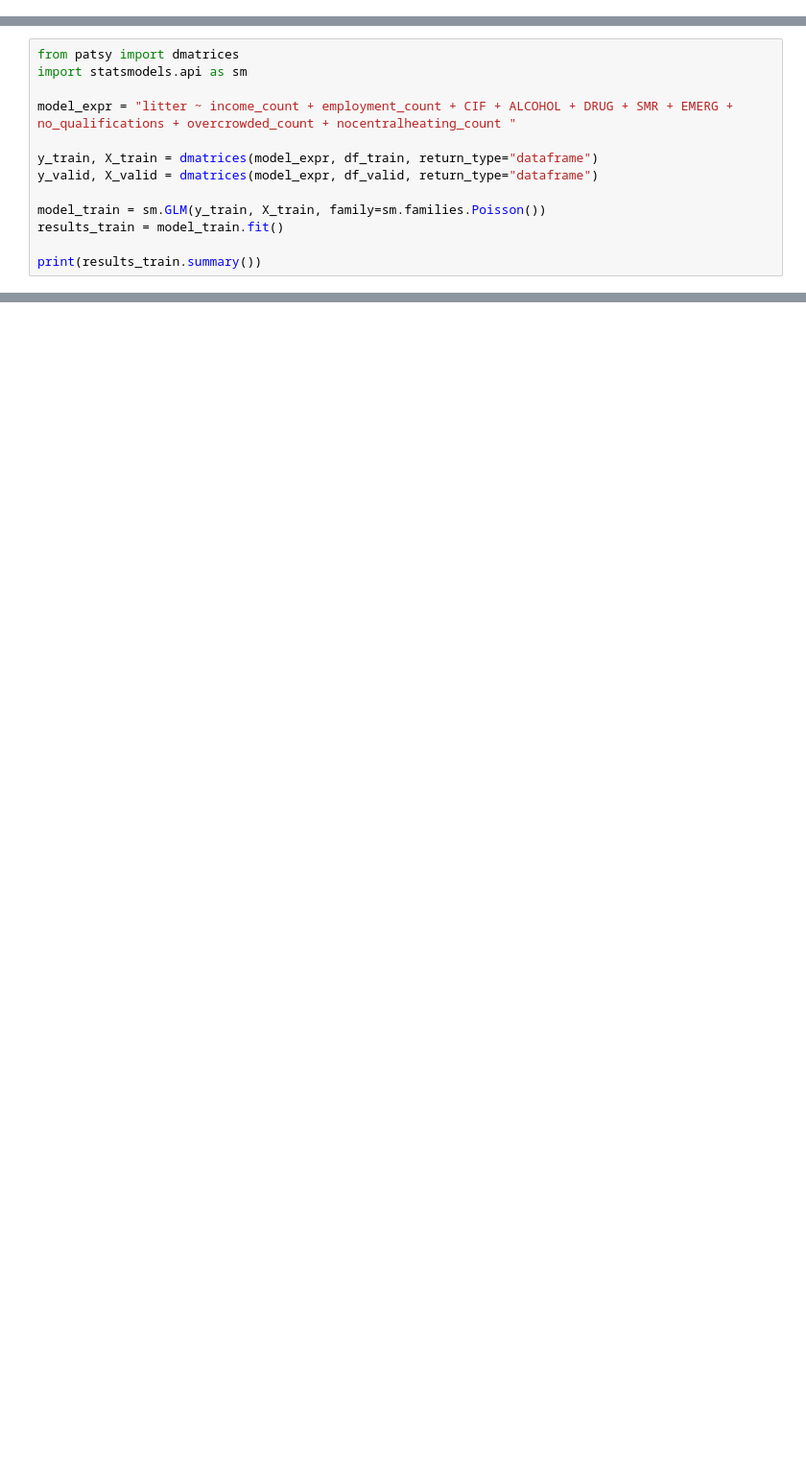
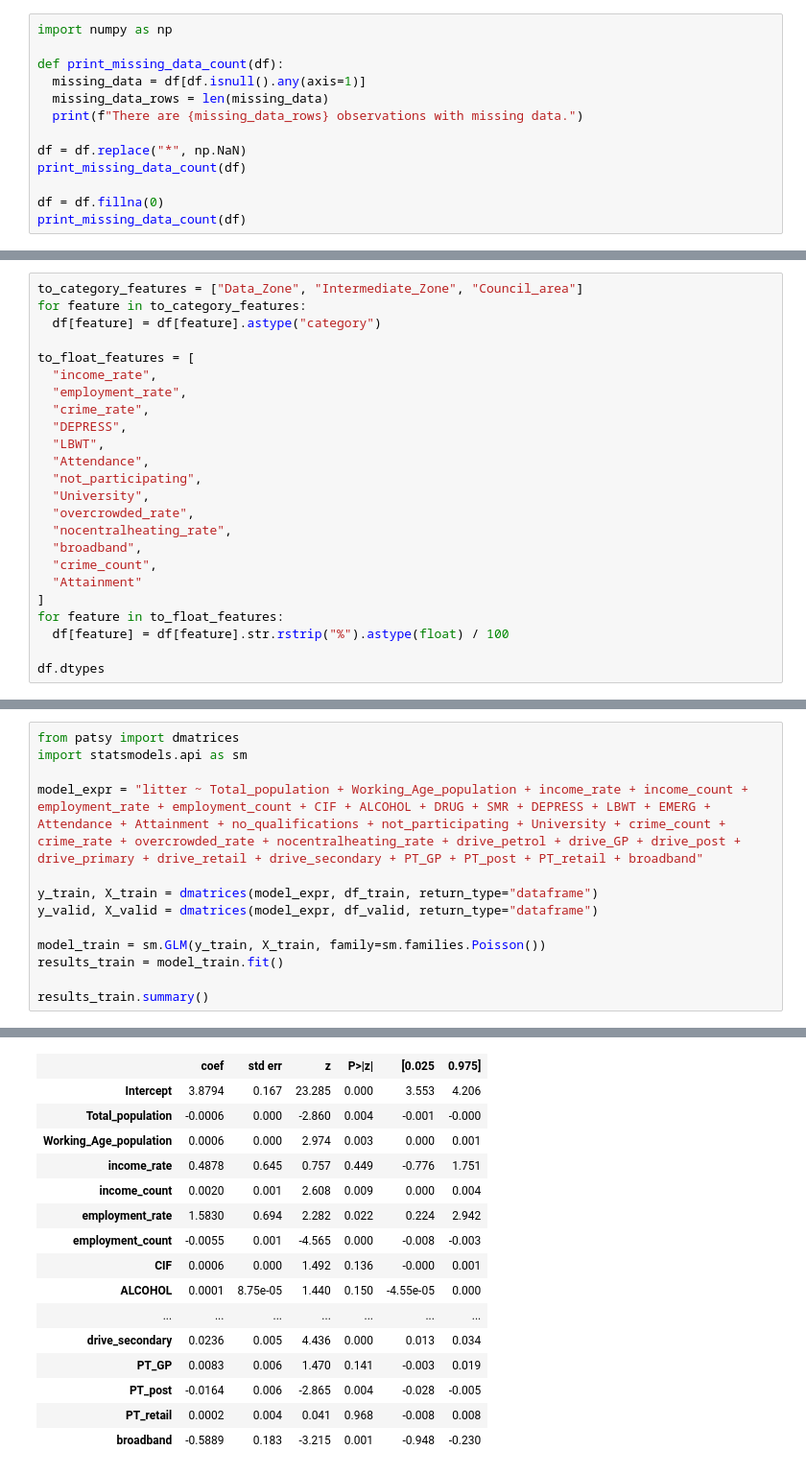
Before and after one commit to Garee/glasgow-litter, a Jupyter notebook: regression/poisson.ipynb, the cells around one changed output, grey strips where cells are left out. Shown at 96% size. Drawn from its saved outputs; the diff is of its cells as text; blank space fills up the shorter version.

```diff
--- a/regression/poisson.ipynb
+++ b/regression/poisson.ipynb
@@ -8,0 +38,13 @@ df = pd.read_csv(data_fpath, header=0)
+# %%
+import numpy as np
+
+def print_missing_data_count(df):
+  missing_data = df[df.isnull().any(axis=1)]
+  missing_data_rows = len(missing_data)
+  print(f"There are {missing_data_rows} observations with missing data.")
+
+df = df.replace("*", np.NaN)
+print_missing_data_count(df)
+
+df = df.fillna(0)
+print_missing_data_count(df)
@@ -8,0 +76,24 @@ df = pd.read_csv(data_fpath, header=0)
+# %%
+to_category_features = ["Data_Zone", "Intermediate_Zone", "Council_area"]
+for feature in to_category_features:
+  df[feature] = df[feature].astype("category")
+
+to_float_features = [
+  "income_rate",
+  "employment_rate",
+  "crime_rate",
+  "DEPRESS",
+  "LBWT",
+  "Attendance",
+  "not_participating",
+  "University",
+  "overcrowded_rate",
+  "nocentralheating_rate",
+  "broadband",
+  "crime_count",
+  "Attainment"
+]
+for feature in to_float_features:
+  df[feature] = df[feature].str.rstrip("%").astype(float) / 100
+
+df.dtypes
@@ -23,7 +149,7 @@ Test data: 75 observations
 from patsy import dmatrices
 import statsmodels.api as sm
 
-model_expr = "litter ~ income_count + employment_count + CIF + ALCOHOL + DRUG + SMR + EMERG + no_qualifications + overcrowded_count + nocentralheating_count "
+model_expr = "litter ~ Total_population + Working_Age_population + income_rate + income_count + employment_rate + employment_count + CIF + ALCOHOL + DRUG + SMR + DEPRESS + LBWT + EMERG + Attendance + Attainment + no_qualifications + not_participating + University + crime_count + crime_rate + overcrowded_rate + nocentralheating_rate + drive_petrol + drive_GP + drive_post + drive_primary + drive_retail + drive_secondary + PT_GP + PT_post + PT_retail + broadband"
 
 y_train, X_train = dmatrices(model_expr, df_train, return_type="dataframe")
 y_valid, X_valid = dmatrices(model_expr, df_valid, return_type="dataframe")
@@ -31,5 +157,5 @@ y_valid, X_valid = dmatrices(model_expr, df_valid, return_type="dataframe")
 model_train = sm.GLM(y_train, X_train, family=sm.families.Poisson())
 results_train = model_train.fit()
 
-print(results_train.summary())
+results_train.summary()
 # %% [output]
@@ -52,0 +172,16 @@ nocentralheating_count    -0.0010      0.002     -0.517      0.605      -0.005
+|  | coef | std err | z | P>|z| | [0.025 | 0.975] |
+| Intercept | 3.8794 | 0.167 | 23.285 | 0.000 | 3.553 | 4.206 |
+| Total_population | -0.0006 | 0.000 | -2.860 | 0.004 | -0.001 | -0.000 |
+| Working_Age_population | 0.0006 | 0.000 | 2.974 | 0.003 | 0.000 | 0.001 |
+| income_rate | 0.4878 | 0.645 | 0.757 | 0.449 | -0.776 | 1.751 |
+| income_count | 0.0020 | 0.001 | 2.608 | 0.009 | 0.000 | 0.004 |
+| employment_rate | 1.5830 | 0.694 | 2.282 | 0.022 | 0.224 | 2.942 |
+| employment_count | -0.0055 | 0.001 | -4.565 | 0.000 | -0.008 | -0.003 |
+| CIF | 0.0006 | 0.000 | 1.492 | 0.136 | -0.000 | 0.001 |
+| ALCOHOL | 0.0001 | 8.75e-05 | 1.440 | 0.150 | -4.55e-05 | 0.000 |
+| ... | ... | ... | ... | ... | ... | ... |
+| drive_secondary | 0.0236 | 0.005 | 4.436 | 0.000 | 0.013 | 0.034 |
+| PT_GP | 0.0083 | 0.006 | 1.470 | 0.141 | -0.003 | 0.019 |
+| PT_post | -0.0164 | 0.006 | -2.865 | 0.004 | -0.028 | -0.005 |
+| PT_retail | 0.0002 | 0.004 | 0.041 | 0.968 | -0.008 | 0.008 |
+| broadband | -0.5889 | 0.183 | -3.215 | 0.001 | -0.948 | -0.230 |
```
Also changed, not shown: parts of 26 cells of this notebook, 1 other file.
